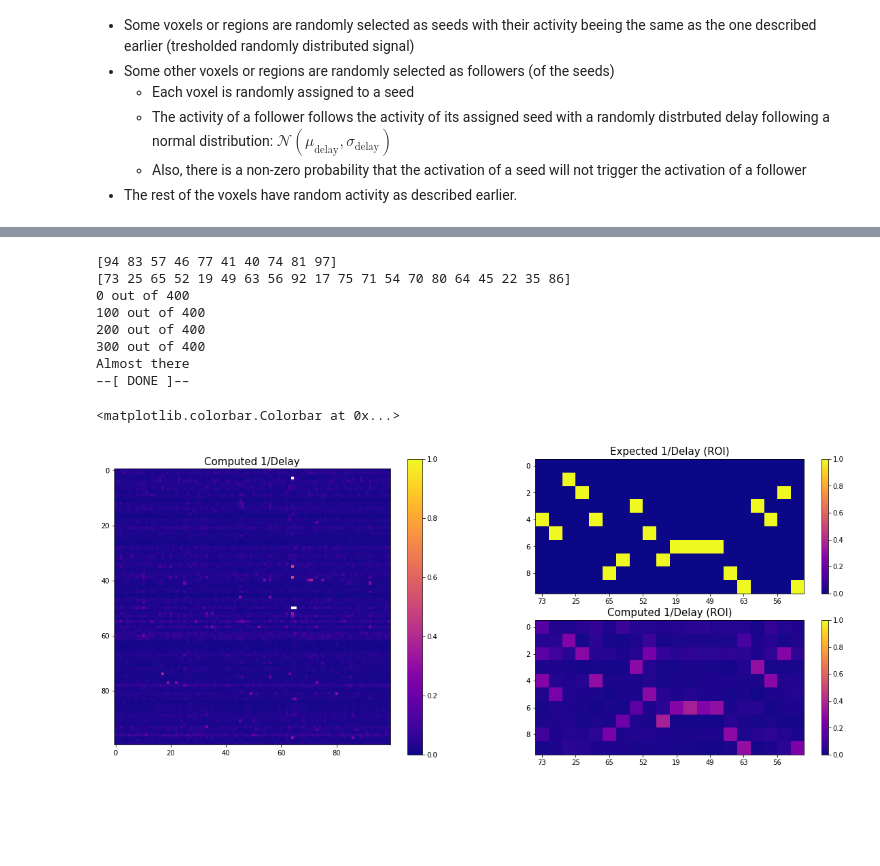
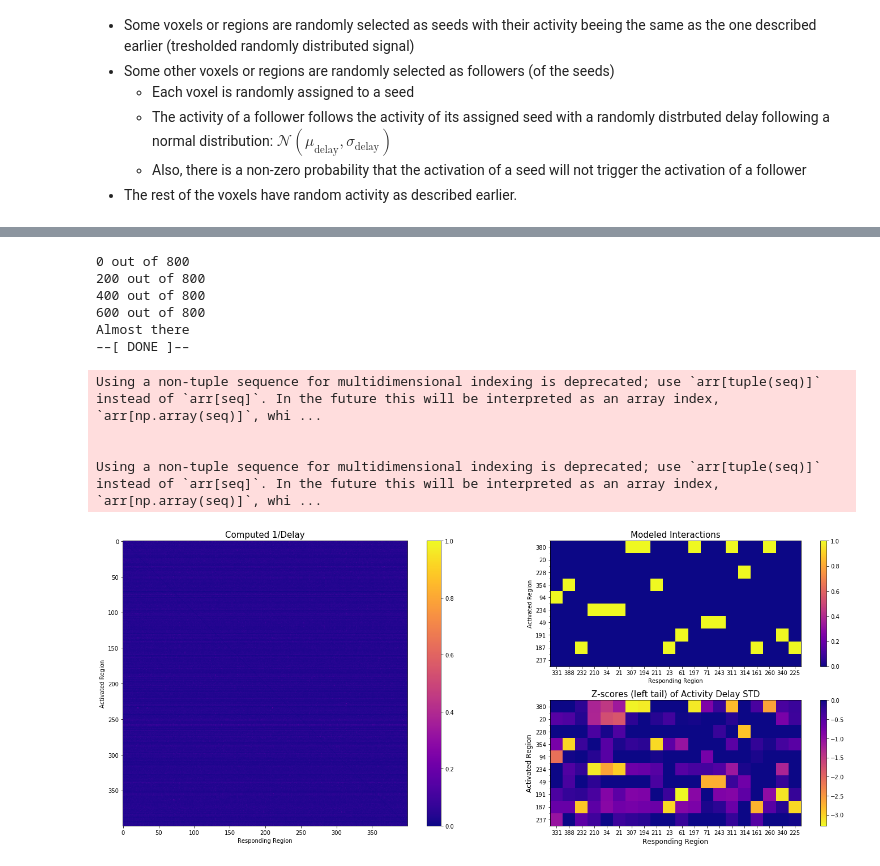
Before and after one commit to Cionkito/fMRIDelay, a Jupyter notebook: Delay_Synthetic_Data.ipynb, the cells around one changed output, grey strips where cells are left out. Cells and saved outputs as stored; diff of their text form; code cells hidden in the pictures; blank space fills up the shorter version.

Commit message:
Whole brain piecewise cst activity generation

```diff
--- a/Delay_Synthetic_Data.ipynb
+++ b/Delay_Synthetic_Data.ipynb
@@ -182,0 +406,20 @@ plt.colorbar()
+# %%
+simulation, seed_id, fol_id, seed_choice = simulate_activation(n_regions = 400,
+                                                               n_seeds = 10,
+                                                               n_followers = 20,
+                                                               n_timepoints = 800,
+                                                               activ_proba = [0, 95],
+                                                               delay = 5, piecewise = True,
+                                                               noise = 0)
+
+fig, ax = plt.subplots(figsize = (18, 8))
+plt.title('Simulated Brain Activity Transitions (innovation signals)', fontsize = 18)
+
+plt.imshow(simulation, cmap = 'coolwarm', vmin = -2, vmax = 2)
+
+plt.xlabel('Time', fontsize = 15)
+plt.ylabel('Region', fontsize = 15)
+
+plt.colorbar()
+
+#plt.savefig('FIG_SynthData/WholeSim')
@@ -183,10 +429,9 @@ plt.colorbar()
 # %%
-print(seed_id)
-print(fol_id)
-
 colmap = 'plasma'
 
 del_std, _ = delay_measure(simulation.T)
+zscores = stats.zscore(del_std)
+zscores_n = zscores/np.nanmin(zscores)
 
 fig, ax = plt.subplots(figsize = (20, 8))
 
@@ -194,44 +439,67 @@ fig, ax = plt.subplots(figsize = (20, 8))
 sub_ax = plt.subplot(1, 2, 1)
 plt.title('Computed 1/Delay', fontsize = 15)
 
+plt.xlabel('Responding Region')
+plt.ylabel('Activated Region')
+
 plt.imshow(1/del_std, cmap = colmap, vmin = 0, vmax = 1)
 plt.colorbar()
 
 # Plotting Expected ROI
 sub_ax = plt.subplot(2, 2, 2)
-plt.title('Expected 1/Delay (ROI)', fontsize = 15)
+plt.title('Modeled Interactions', fontsize = 15)
 
 highlight = [[i for i in seed_id for j in fol_id], [j for i in seed_id for j in fol_id]]
 
 expected = np.zeros_like(del_std)
 
 for f_id, chosen in zip(fol_id, seed_choice):
     expected[seed_id[seed_choice], fol_id] = 1
 
 plt.imshow(expected[highlight].reshape(len(seed_id), -1), cmap = colmap, vmin = 0, vmax = 1)
 
-sub_ax.set_xticklabels(np.insert(fol_id, 0, 0))
+plt.xlabel('Responding Region')
+plt.ylabel('Activated Region')
+
+sub_ax.set_xticks(np.arange(len(fol_id)))
+sub_ax.set_yticks(np.arange(len(seed_id)))
+sub_ax.set_yticks(np.arange(len(seed_id)+1)-0.5, minor = True)
+
+sub_ax.set_yticklabels(seed_id)
+sub_ax.set_xticklabels(fol_id)
 plt.colorbar()
 
 # Plotting Obtained ROI
 sub_ax = plt.subplot(2, 2, 4)
-plt.title('Computed 1/Delay (ROI)', fontsize = 15)
+plt.title('Z-scores (left tail) of Activity Delay STD', fontsize = 15)
 
 highlight = [[i for i in seed_id for j in fol_id], [j for i in seed_id for j in fol_id]]
 
-plt.imshow(1/del_std[highlight].reshape(len(seed_id), -1), cmap = colmap, vmin = 0, vmax = 1)
+plt.imshow(zscores[highlight].reshape(len(seed_id), -1),
+           cmap = 'plasma_r', vmax = 0)
 
-#sub_ax.set_yticklabels(np.insert(seed_id,0, 0))
-sub_ax.set_xticklabels(np.insert(fol_id, 0, 0))
+plt.xlabel('Responding Region', fontsize = 12)
+plt.ylabel('Activated Region', fontsize = 12)
+
+sub_ax.set_xticks(np.arange(len(fol_id)))
+sub_ax.set_yticks(np.arange(len(seed_id)))
+sub_ax.set_yticks(np.arange(len(seed_id)+1)-0.5, minor = True)
+
+sub_ax.set_yticklabels(seed_id)
+sub_ax.set_xticklabels(fol_id)
+
 plt.colorbar()
+
+plt.tight_layout()
 # %% [output]
-[94 83 57 46 77 41 40 74 81 97]
-[73 25 65 52 19 49 63 56 92 17 75 71 54 70 80 64 45 22 35 86]
-0 out of 400
-100 out of 400
-200 out of 400
-300 out of 400
+0 out of 800
+200 out of 800
+400 out of 800
+600 out of 800
 Almost there
 ––[ DONE ]––
-<matplotlib.colorbar.Colorbar at 0x...>
+Using a non-tuple sequence for multidimensional indexing is deprecated; use `arr[tuple(seq)]` instead of `arr[seq]`. In the future this will be interpreted as an array index, `arr[np.array(seq)]`, whi ...
+
+
+Using a non-tuple sequence for multidimensional indexing is deprecated; use `arr[tuple(seq)]` instead of `arr[seq]`. In the future this will be interpreted as an array index, `arr[np.array(seq)]`, whi ...
-[figure, old version]
+[figure, new version]
```
Also changed, not shown: parts of 16 cells of this notebook.
